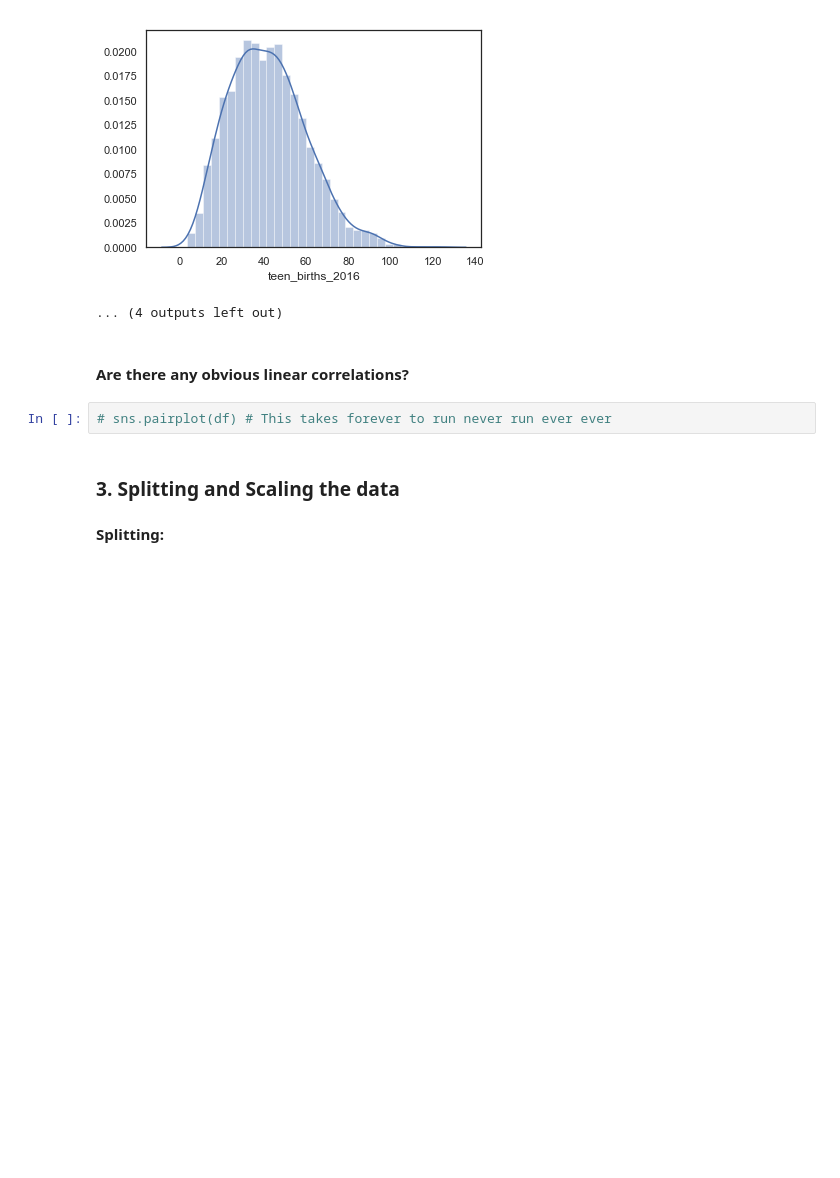
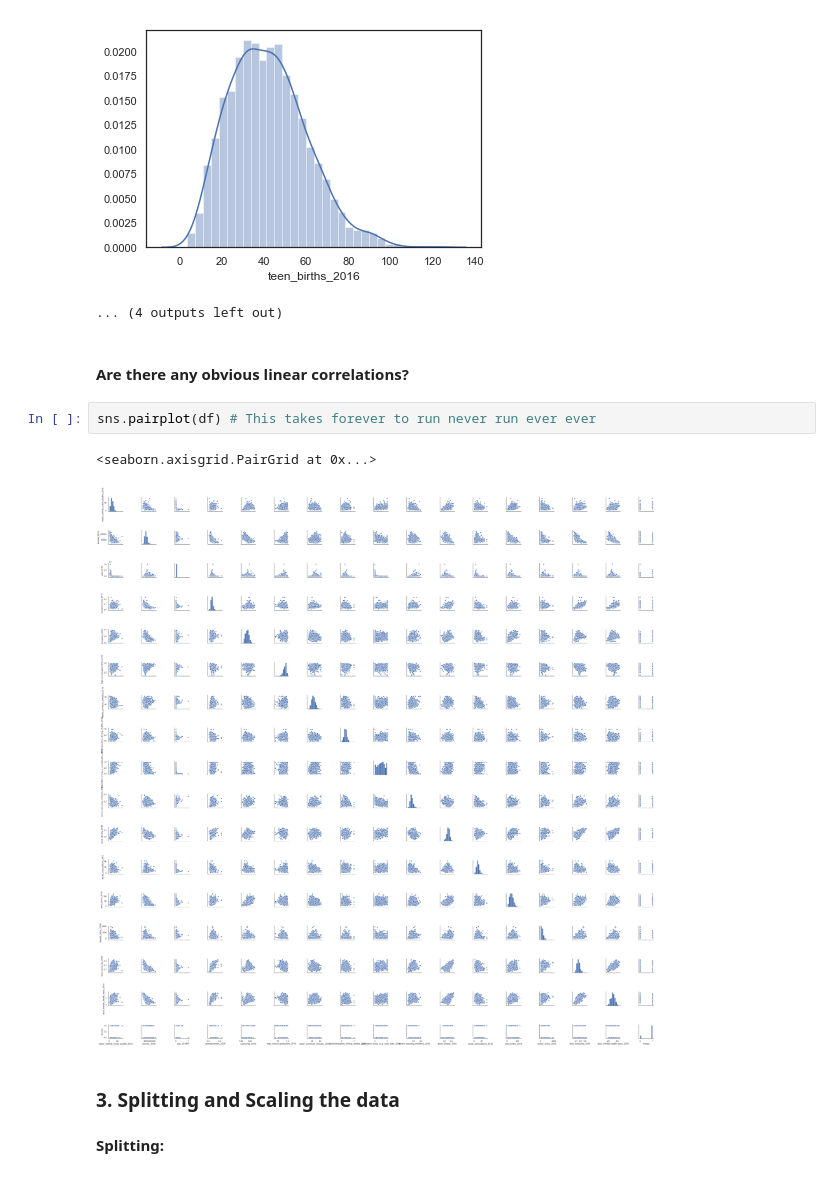
Before and after one commit to boscacci/Predicting-Automotive-Death-Rates-by-County, a Jupyter notebook: Boscacci_Sproul_Mod_2_Project.ipynb, the cells around one changed output. Cells and saved outputs as stored; diff of their text form; blank space fills up the shorter version.

```diff
--- a/Boscacci_Sproul_Mod_2_Project.ipynb
+++ b/Boscacci_Sproul_Mod_2_Project.ipynb
@@ -173,7 +176,10 @@ for column in features:
 # %% [markdown]
 #### Are there any obvious linear correlations?
 # %%
-# sns.pairplot(df) # This takes forever to run never run ever ever
+sns.pairplot(df) # This takes forever to run never run ever ever
+# %% [output]
+<seaborn.axisgrid.PairGrid at 0x...>
+[figure, added]
 # %% [markdown]
 ### 3. Splitting and Scaling the data
 # %% [markdown]
```
Also changed, not shown: parts of 6 cells of this notebook, 4 other files.
